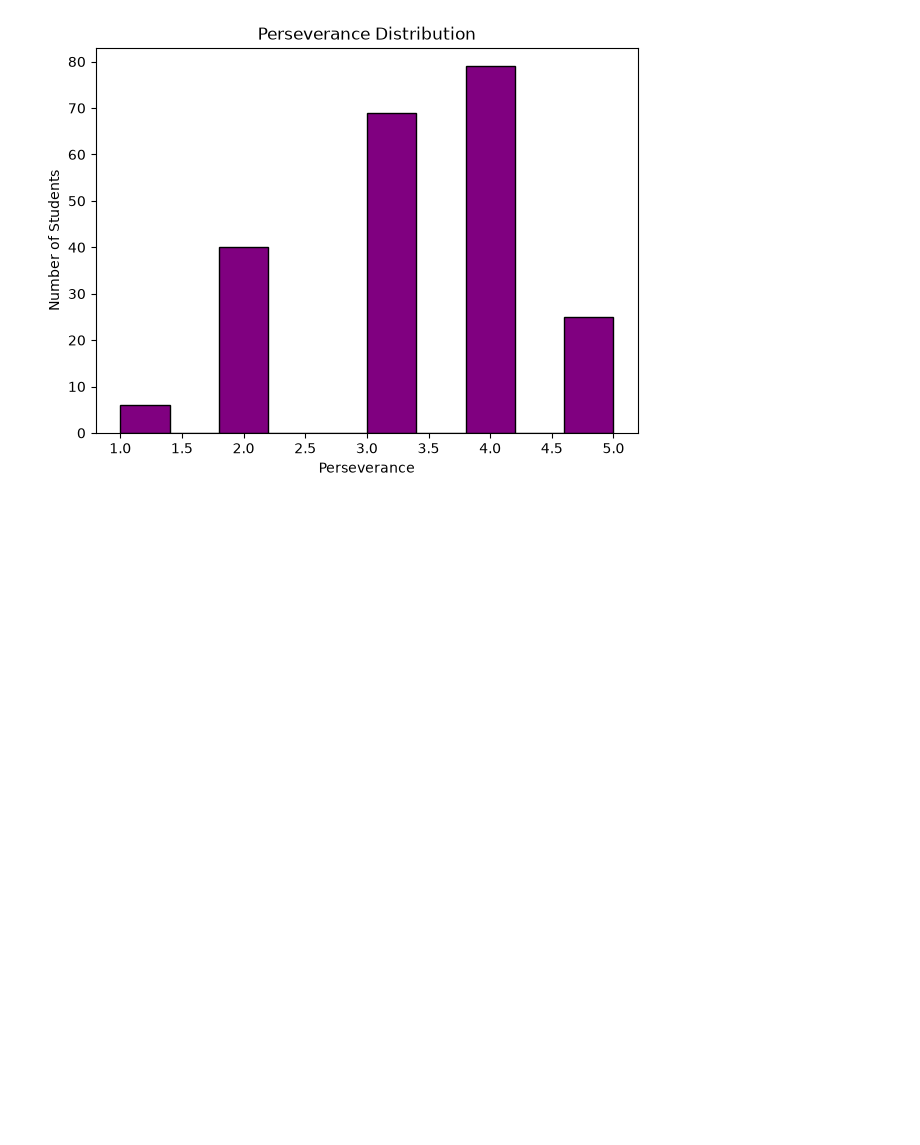
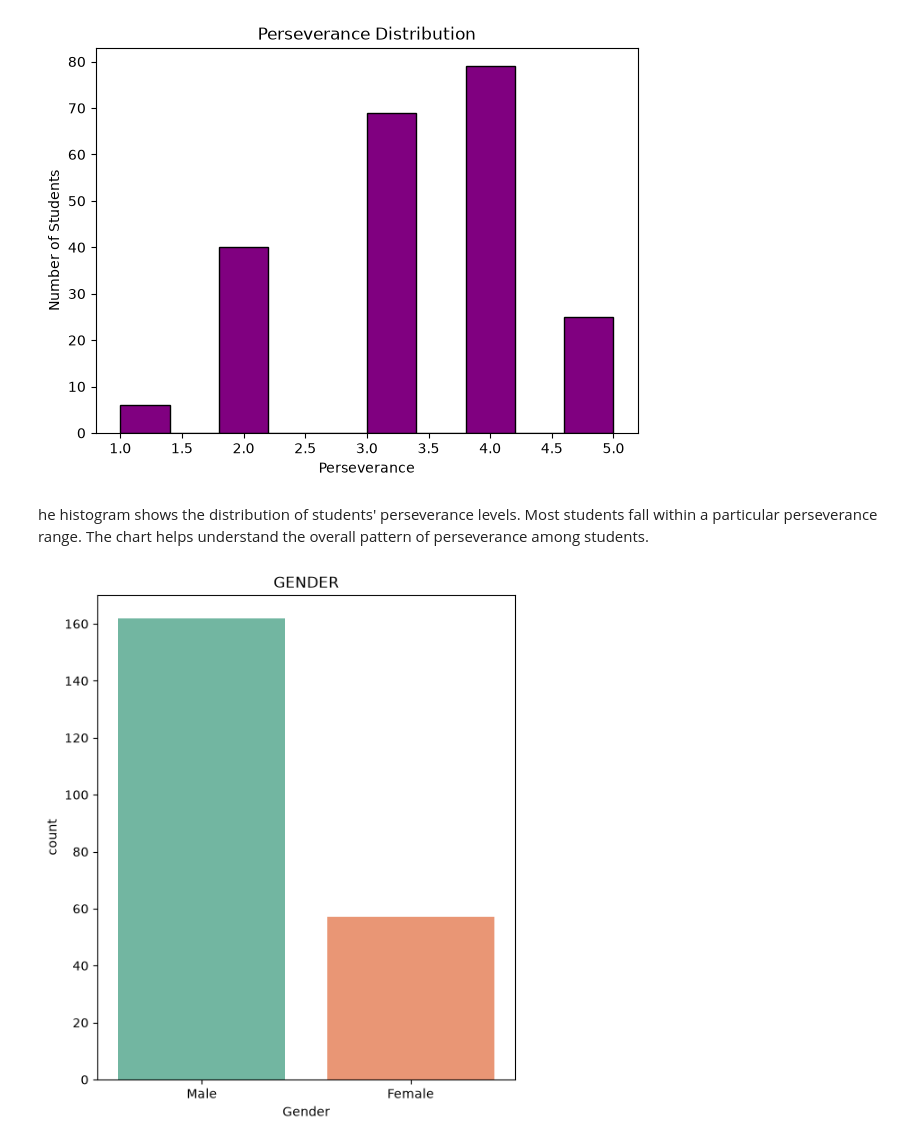
Before and after one commit to Maidasajjad/university-student-data-analysis, a Jupyter notebook: notebooks/student_analysis.ipynb, the cells around one changed output. Saved outputs shown, nothing was run; the diff lists cells and outputs as text; code cells hidden in the pictures; blank space fills up the shorter version.

```diff
--- a/notebooks/student_analysis.ipynb
+++ b/notebooks/student_analysis.ipynb
@@ -307,3 +351,21 @@ plt.ylabel("Number of Students")
 plt.show()
 # %% [output]
 [figure]
+# %% [markdown]
+he histogram shows the distribution of students' perseverance levels.
+Most students fall within a particular perseverance range.
+The chart helps understand the overall pattern of perseverance among students.
+# %%
+plt.figure(figsize=(6,7))
+sns.countplot(
+    data=df,
+    hue="Gender",
+    x="Gender",
+    palette="Set2",
+)
+plt.title("GENDER")
+plt.xlabel=("Gender")
+plt.ylabel=("count")
+plt.show()
+# %% [output]
+[figure, added]
```
Also changed, not shown: parts of 28 cells of this notebook.
